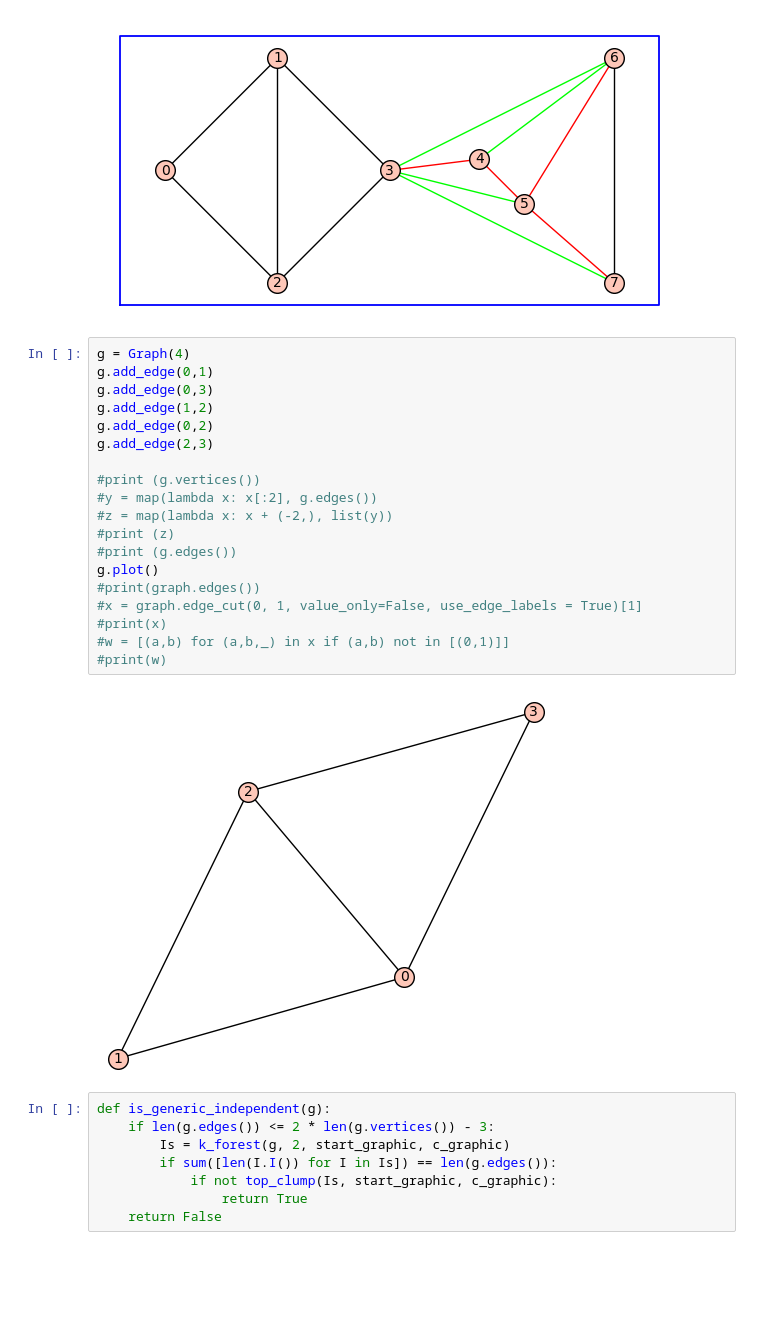
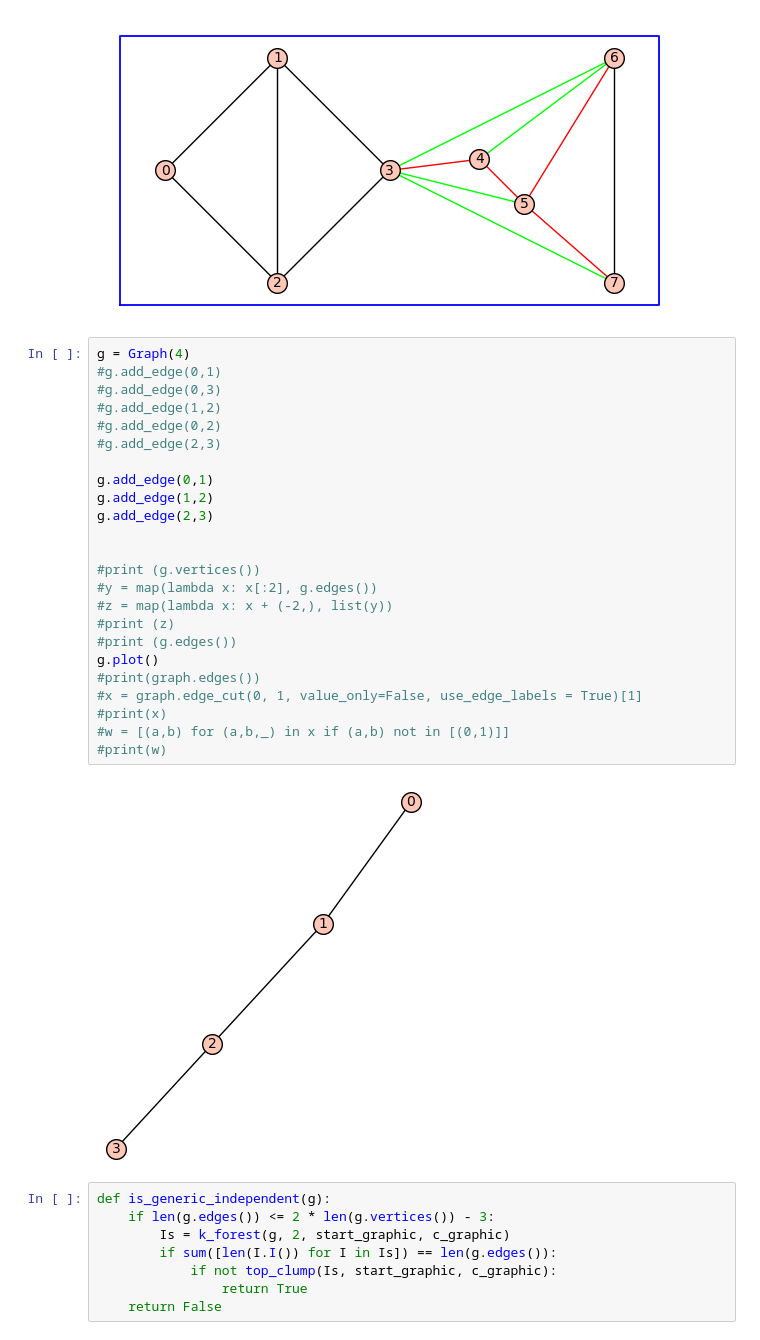
Before and after one commit to fk2601/kforest, a Jupyter notebook: kforest.ipynb, the cells around one changed output. Drawn from its saved outputs; the diff is of its cells as text; blank space fills up the shorter version.

```diff
--- a/kforest.ipynb
+++ b/kforest.ipynb
@@ -291,25 +291,30 @@ p.show()
 [figure]
 # %%
 g = Graph(4)
+#g.add_edge(0,1)
+#g.add_edge(0,3)
+#g.add_edge(1,2)
+#g.add_edge(0,2)
+#g.add_edge(2,3)
+
 g.add_edge(0,1)
-g.add_edge(0,3)
 g.add_edge(1,2)
-g.add_edge(0,2)
 g.add_edge(2,3)
+
 
 #print (g.vertices())
 #y = map(lambda x: x[:2], g.edges())
 #z = map(lambda x: x + (-2,), list(y))
 #print (z)
 #print (g.edges())
 g.plot()
 #print(graph.edges())
 #x = graph.edge_cut(0, 1, value_only=False, use_edge_labels = True)[1]
 #print(x)
 #w = [(a,b) for (a,b,_) in x if (a,b) not in [(0,1)]]
 #print(w)
 # %% [output]
-[figure, old version]
+[figure, new version]
 # %%
 def is_generic_independent(g):
     if len(g.edges()) <= 2 * len(g.vertices()) - 3:
```
Also changed, not shown: parts of 4 cells of this notebook.
